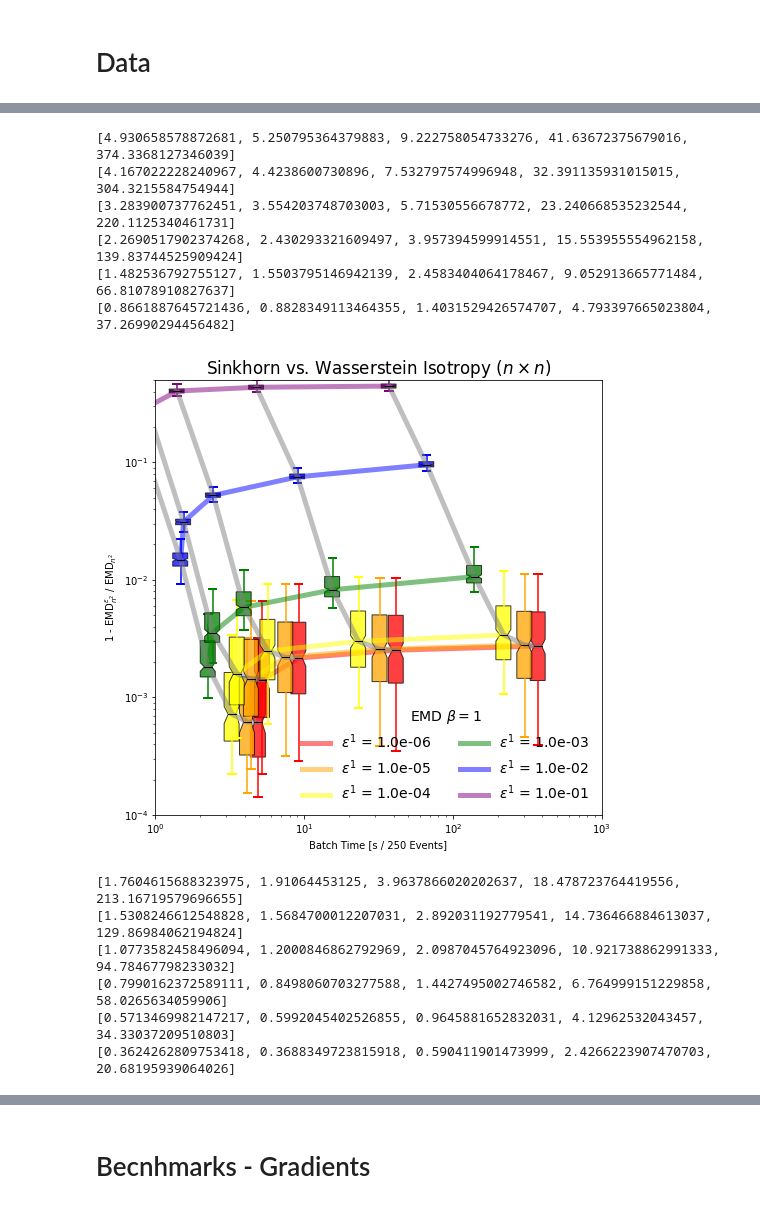
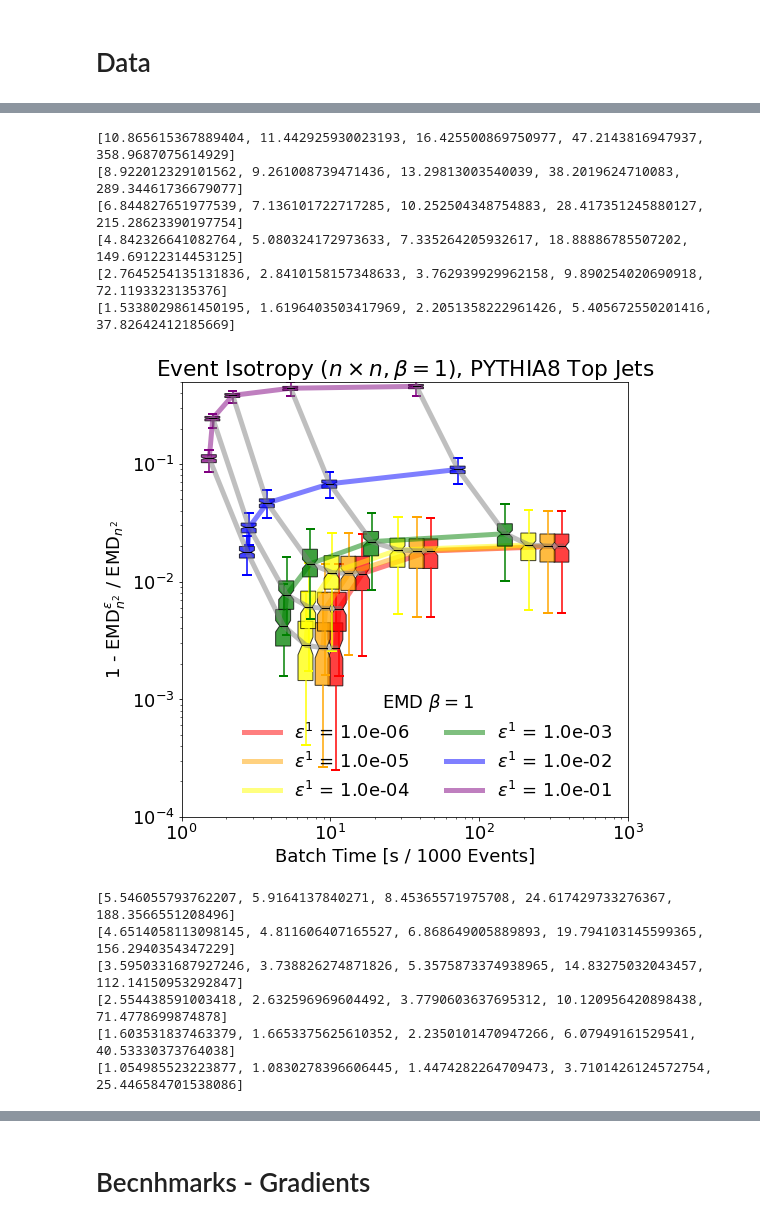
Before and after one commit to rikab/SHAPER, a Jupyter notebook: isotropy_test.ipynb, the cells around one changed output, grey strips where cells are left out. Drawn from its saved outputs; the diff is of its cells as text; code cells hidden in the pictures.

```diff
--- a/isotropy_test.ipynb
+++ b/isotropy_test.ipynb
@@ -252,22 +312,22 @@ calc(2)
 ns = [1, 2, 4, 8, 16, 32]
 epsilons = [0.000001, 0.00001, 0.0001, 0.001, 0.01, 0.1]
 
-def plot_times(beta, xlim, ylim):
+def plot_times(dataset, beta, xlim, ylim):
 
-    emds_sinkhorn = np.load("emds_sinkhorn_%d.npy" % beta)
-    times_sinkhorn = np.load("times_sinkhorn_%d.npy" % beta)
-    emds_pot = np.load("emds_pot_%d.npy" % beta)
+    emds_sinkhorn = np.load("data/%s_%d_emds_sinkhorn.npy" % (dataset, beta))
+    times_sinkhorn = np.load("data/%s_%d_times_sinkhorn.npy" % (dataset, beta))
+    emds_pot = np.load("data/%s_%d_emds_pot.npy" % (dataset, beta))
 
     accuracies = beta * emds_sinkhorn / emds_pot[None,:,:]
 
     accuracies = accuracies[:,1:,:]
-    times_sinkhorn = times_sinkhorn[:,1:]
+    times_sinkhorn = 2*times_sinkhorn[:,1:]
 
 
 
     fig = plt.figure(figsize=(8, 8))
     ax = fig.add_subplot(111)
-    plt.rcParams['font.size'] = '14'
+    plt.rcParams['font.size'] = '18'
     lims = [0, 1.0]
     colors = ["red", "orange", "yellow", "green", "blue", "purple"]
 
@@ -298,48 +358,52 @@ def plot_times(beta, xlim, ylim):
         # changing color and linewidth of
         # medians
         for median in bp['medians']:
             median.set(color = "black",
                     linewidth = 1)
 
 
         average = np.median(1-accuracies[e], axis = 1)
         plt.plot(times_sinkhorn[e], average, color = colors[e],label = "$\epsilon^{%d}$ = %.1e" % (beta,eps), alpha = 0.5, linewidth = 5)
         # plt.axhline(np.sqrt(epsilons[e]), color = colors[e], label = "$\epsilon^2$ = %.1e" % eps, linewidth = 10, alpha = 0.10)
 
 
     for (i, n) in enumerate(ns[1:]):
         average = np.median(1-accuracies[:,i,:], axis = 1)
         plt.plot(times_sinkhorn[:,i], average, color = "gray", alpha = 0.5, linewidth = 5)
 
 
         # plt.boxplot(accuracies[e].tolist(), positions=times_sinkhorn[e].tolist())
 
     plt.xscale("log")
     plt.yscale("log")
     plt.ylim(ylim)
     plt.xlim(xlim)
-    plt.xlabel("Batch Time [s / 250 Events]")
+    plt.xlabel("Batch Time [s / 1000 Events]")
     plt.ylabel("1 - EMD$^\epsilon_{n^2}$ / EMD$_{n^2}$")
-    plt.title(r"Sinkhorn vs. Wasserstein Isotropy $(n\times n)$")
+    plt.title(r"Event Isotropy $(n \times n, \beta = %d)$, PYTHIA8 Top Jets" % beta)
     plt.legend(title = r"EMD $\beta = %d$" % beta, loc = "lower right", ncol = 2, frameon = False)
     # plt.ylabel(r"$\mathcal{I}_{%d}^{\epislon} / \mathcal{I}_{%d}$" % (n**2, n**2) )
     # plt.show()
-    plt.savefig("isotropy_%d.pdf" % beta)
+    plt.savefig("Plots/isotropy_%d.pdf" % beta)
     plt.show()
 
-plot_times(1, (1e0, 1e3), (1e-4, 5e-1))
-plot_times(2, (5e-1, 5e2), (1e-3, 5e-1))
+# plot_times("signal_pu", 1, (1e-1, 1e1), (1e-4, 5e-1))
+# plot_times("signal_pu", 2, (1e-1, 5e0), (1e-3, 5e-1))
+
+
+plot_times("signal_pu", 1, (1e-0, 1e3), (1e-4, 5e-1))
+plot_times("signal_pu", 2, (1e-0, 5e2), (1e-3, 5e-1))
 # %% [output]
-[4.930658578872681, 5.250795364379883, 9.222758054733276, 41.63672375679016, 374.3368127346039]
-[4.167022228240967, 4.4238600730896, 7.532797574996948, 32.391135931015015, 304.3215584754944]
-[3.283900737762451, 3.554203748703003, 5.71530556678772, 23.240668535232544, 220.1125340461731]
-[2.2690517902374268, 2.430293321609497, 3.957394599914551, 15.553955554962158, 139.83744525909424]
-[1.482536792755127, 1.5503795146942139, 2.4583404064178467, 9.052913665771484, 66.81078910827637]
-[0.8661887645721436, 0.8828349113464355, 1.4031529426574707, 4.793397665023804, 37.26990294456482]
+[10.865615367889404, 11.442925930023193, 16.425500869750977, 47.2143816947937, 358.9687075614929]
+[8.922012329101562, 9.261008739471436, 13.29813003540039, 38.2019624710083, 289.34461736679077]
+[6.844827651977539, 7.136101722717285, 10.252504348754883, 28.417351245880127, 215.28623390197754]
+[4.842326641082764, 5.080324172973633, 7.335264205932617, 18.88886785507202, 149.69122314453125]
+[2.7645254135131836, 2.8410158157348633, 3.762939929962158, 9.890254020690918, 72.1193323135376]
+[1.5338029861450195, 1.6196403503417969, 2.2051358222961426, 5.405672550201416, 37.82642412185669]
-[figure, old version]
+[figure, new version]
-[1.7604615688323975, 1.91064453125, 3.9637866020202637, 18.478723764419556, 213.16719579696655]
-[1.5308246612548828, 1.5684700012207031, 2.892031192779541, 14.736466884613037, 129.86984062194824]
-[1.0773582458496094, 1.2000846862792969, 2.0987045764923096, 10.921738862991333, 94.78467798233032]
-[0.7990162372589111, 0.8498060703277588, 1.4427495002746582, 6.764999151229858, 58.0265634059906]
-[0.5713469982147217, 0.5992045402526855, 0.9645881652832031, 4.12962532043457, 34.33037209510803]
-[0.3624262809753418, 0.3688349723815918, 0.590411901473999, 2.4266223907470703, 20.68195939064026]
+[5.546055793762207, 5.9164137840271, 8.45365571975708, 24.617429733276367, 188.3566551208496]
+[4.6514058113098145, 4.811606407165527, 6.868649005889893, 19.794103145599365, 156.2940354347229]
+[3.5950331687927246, 3.738826274871826, 5.3575873374938965, 14.83275032043457, 112.14150953292847]
+[2.554438591003418, 2.632596969604492, 3.7790603637695312, 10.120956420898438, 71.4778699874878]
+[1.603531837463379, 1.6653375625610352, 2.2350101470947266, 6.07949161529541, 40.53330373764038]
+[1.054985523223877, 1.0830278396606445, 1.4474282264709473, 3.7101426124572754, 25.446584701538086]
```
Also changed, not shown: parts of 15 cells of this notebook, 4 other files.
